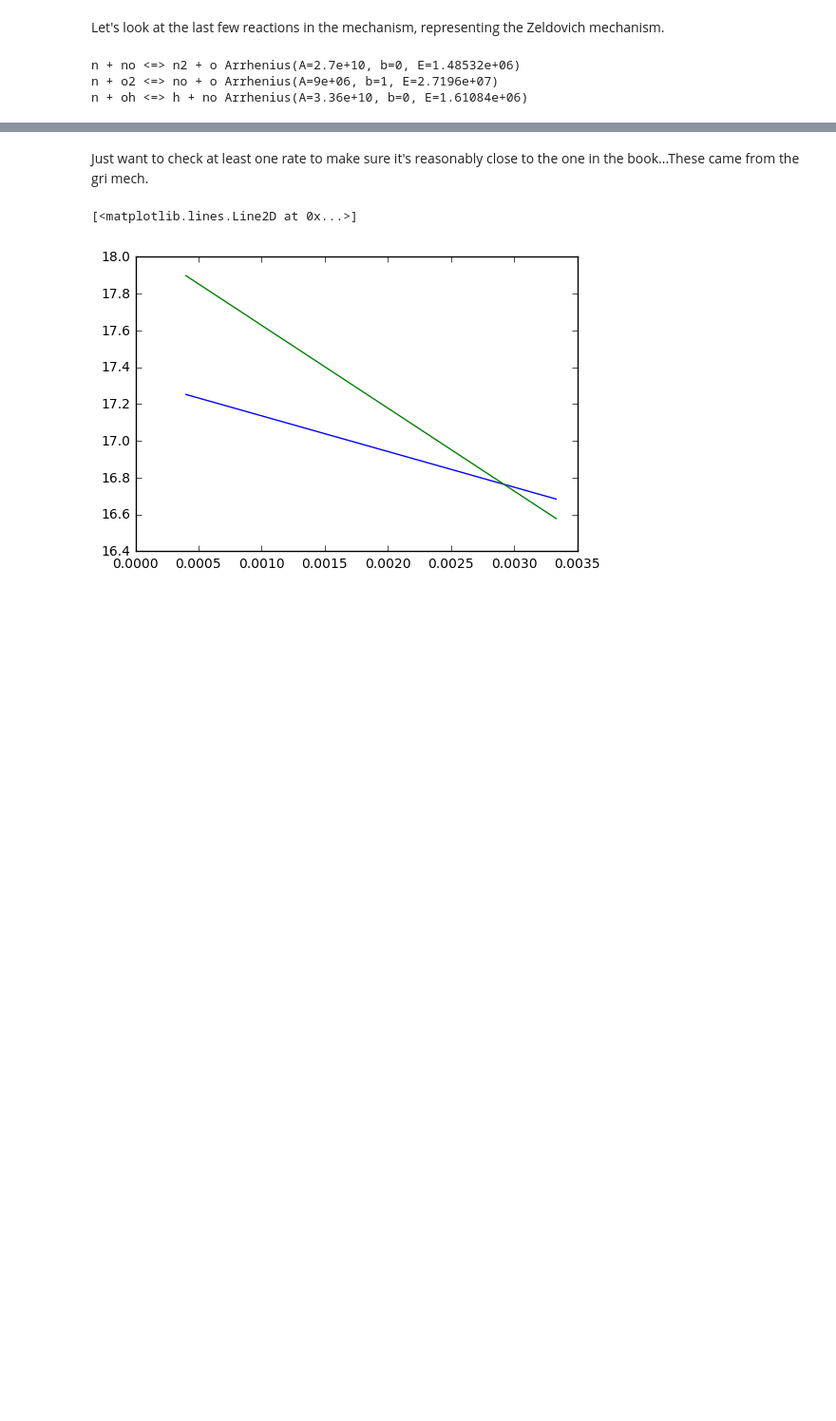
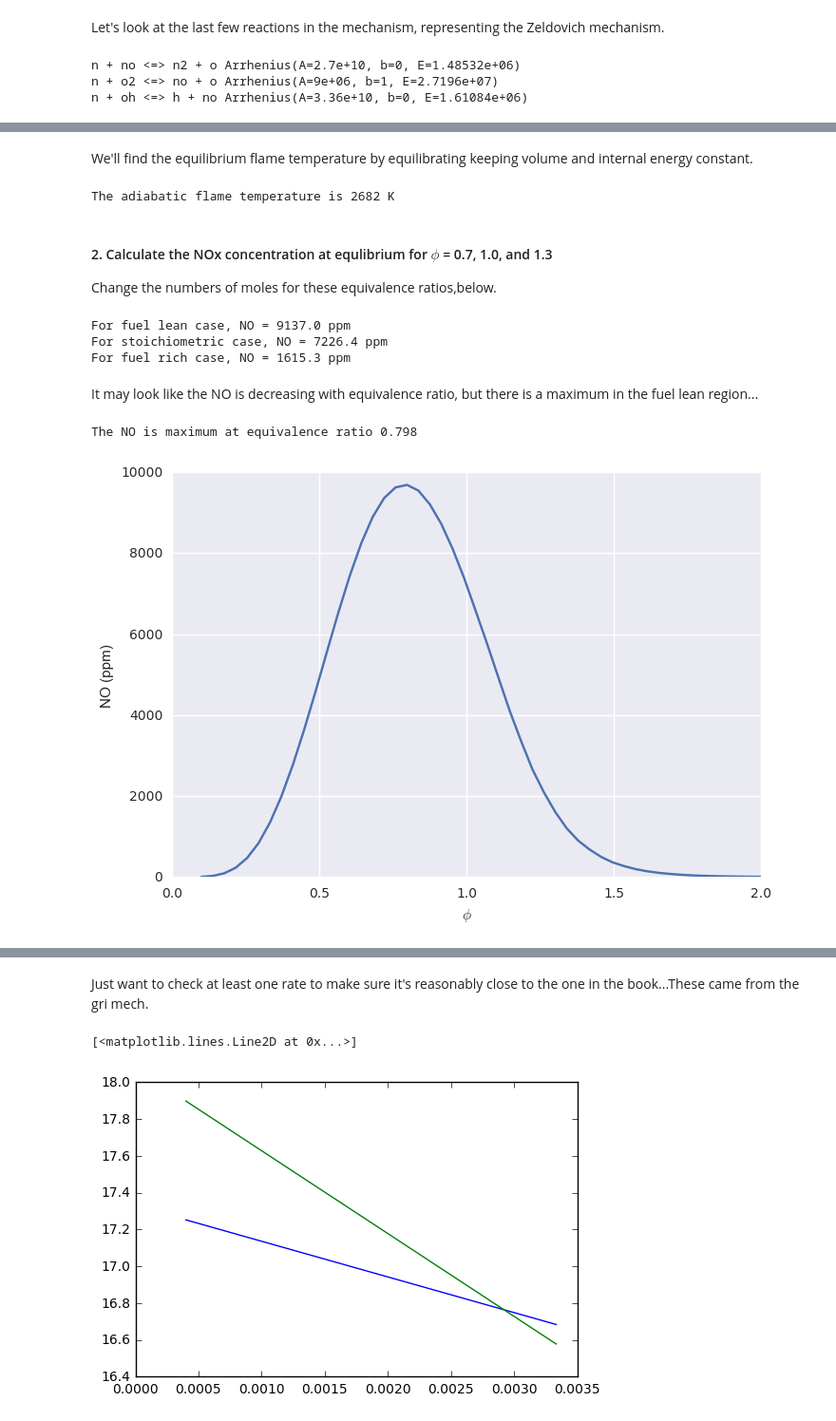
Before and after one commit to bslakman/cantera-jupyter, a Jupyter notebook: reactors/ME7300_HW6.ipynb, the cells around one changed output, grey strips where cells are left out. Shown: that part at 95% size. Saved outputs shown, nothing was run; the diff lists cells and outputs as text; code cells hidden in the pictures; blank space fills up the shorter version.

Commit message:
Modify problem statement. Show plot of x_NO vs phi

```diff
--- a/reactors/ME7300_HW6.ipynb
+++ b/reactors/ME7300_HW6.ipynb
@@ -57,0 +79,55 @@ n + oh <=> h + no Arrhenius(A=3.36e+10, b=0, E=1.61084e+06)
+# %%
+gas.TPX = 500, 1e5, 'nc7h16:1.0,o2:11.0,n2:41.58'
+#gas.TPX = 1000, 1e5, 'nc7h16:1.0,o2:xxxx,n2:xxxx'
+# %% [markdown]
+We'll find the equilibrium flame temperature by equilibrating keeping volume and internal energy
+constant.
+# %%
+gas.equilibrate('UV')
+print "The adiabatic flame temperature is {0} K".format(int(round(gas.T)))
+# %% [output]
+The adiabatic flame temperature is 2682 K
+# %% [markdown]
+#### 2. Calculate the NOx concentration at equlibrium for $\phi$ = 0.7, 1.0, and 1.3
+Change the numbers of moles for these equivalence ratios,below.
+# %%
+x_NO_stoich = gas['no'].X[0]
+
+# For fuel lean case (0.7)
+gas.TPX = 500, 1e5, 'nc7h16:1.0,o2:15.71,n2:59.4'
+#gas.TPX = 1000, 1e5, 'nc7h16:1.0,o2:xxxx,n2:xxxx'
+gas.equilibrate('UV')
+x_NO_lean = gas['no'].X[0]
+
+# For fuel rich case (1.3)
+gas.TPX = 500, 1e5, 'nc7h16:1.0,o2:8.46,n2:31.98'
+#gas.TPX = 1000, 1e5, 'nc7h16:1.0,o2:xxxx,n2:xxxx'
+gas.equilibrate('UV')
+x_NO_rich = gas['no'].X[0]
+
+print "For fuel lean case, NO = {0} ppm".format(round(x_NO_lean*1e6, 1))
+print "For stoichiometric case, NO = {0} ppm".format(round(x_NO_stoich*1e6, 1))
+print "For fuel rich case, NO = {0} ppm".format(round(x_NO_rich*1e6, 1))
+# %% [output]
+For fuel lean case, NO = 9137.0 ppm
+For stoichiometric case, NO = 7226.4 ppm
+For fuel rich case, NO = 1615.3 ppm
+# %% [markdown]
+It may look like the NO is decreasing with equivalence ratio, but there is a maximum in the fuel lean region...
+# %%
+equivalence_ratios = np.linspace(0.1, 2, 50)
+x_NO = np.zeros_like(equivalence_ratios)
+for i, phi in enumerate(equivalence_ratios):
+    mol_O2 = 11.0 / phi
+    mol_N2 = 3.78 * mol_O2
+    X_string = "nc7h16:1.0,o2:" + str(round(mol_O2, 2)) + ",n2:" + str(round(mol_N2, 2))
+    gas.TPX = 500, 1e5, X_string
+    gas.equilibrate('UV')
+    x_NO[i] = gas['no'].X[0]
+plt.plot(equivalence_ratios, x_NO*1E6)
+plt.xlabel('$\phi$')
+plt.ylabel('NO (ppm)')
+print "The NO is maximum at equivalence ratio " + str(round(equivalence_ratios[np.argmax(x_NO)],3))
+# %% [output]
+The NO is maximum at equivalence ratio 0.798
+[figure, added]
```
Also changed, not shown: parts of 21 cells of this notebook, 2 other files.
